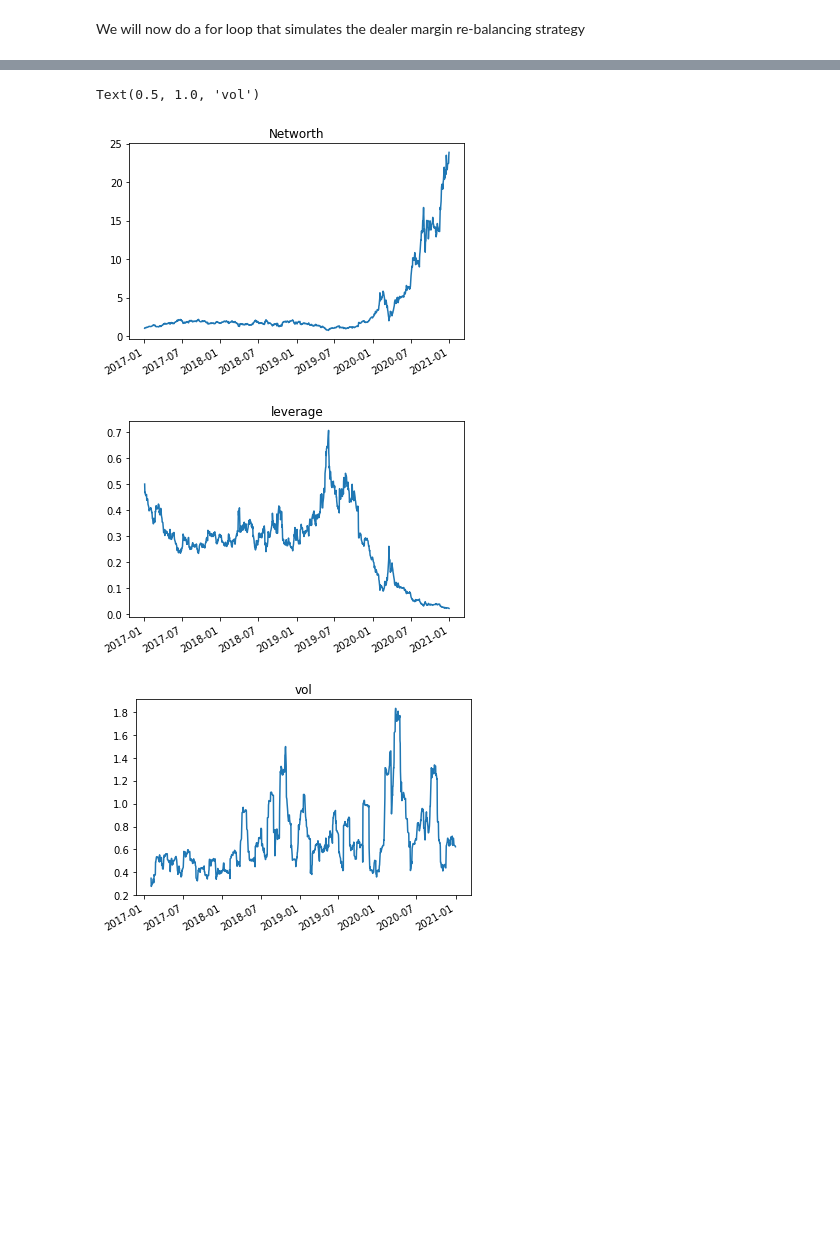
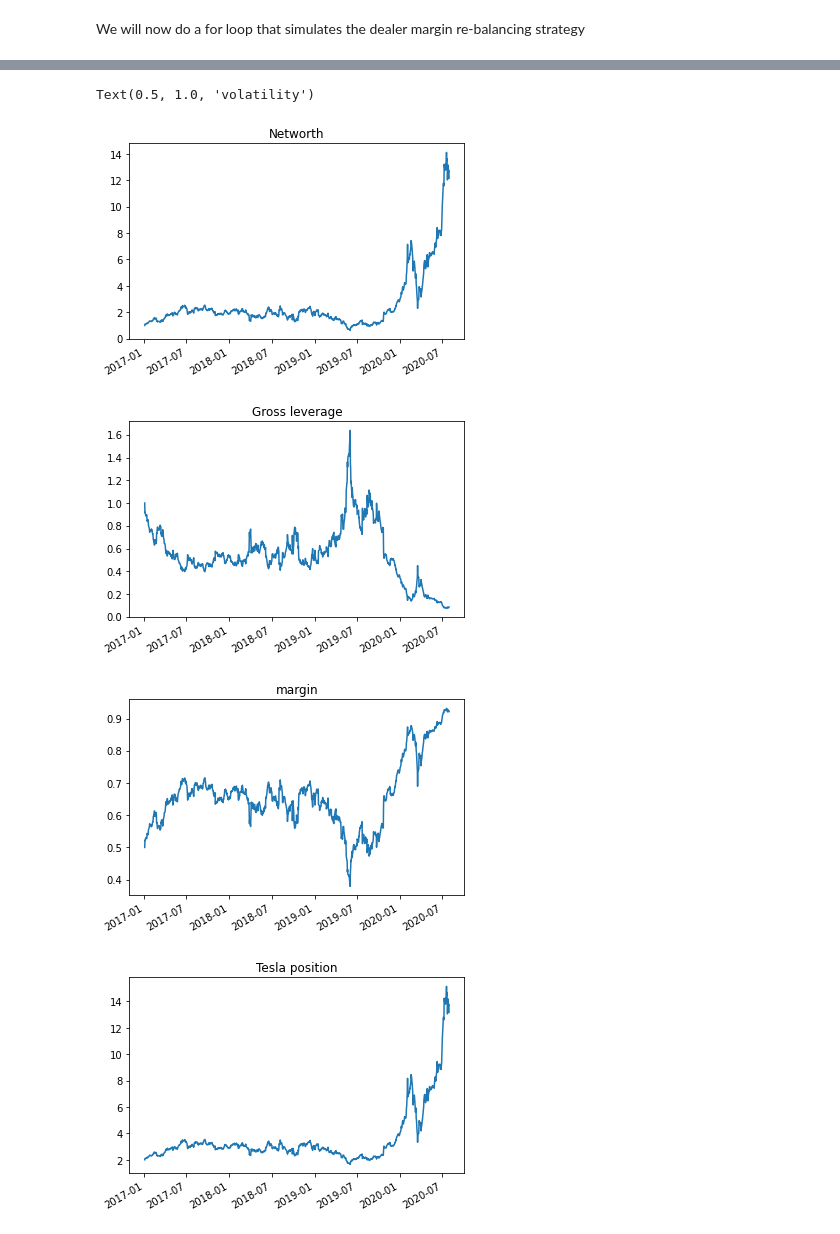
Before and after one commit to amoreira2/Lectures, a Jupyter notebook: chapters/Finance/LeverageandShorting.ipynb, the cells around one changed output, grey strips where cells are left out. Saved outputs shown, nothing was run; the diff lists cells and outputs as text; code cells hidden in the pictures; blank space fills up the shorter version.

```diff
--- a/chapters/Finance/LeverageandShorting.ipynb
+++ b/chapters/Finance/LeverageandShorting.ipynb
@@ -175,0 +152,13 @@ for d in df.index[1:]:
+# %%
+import pandas_datareader.data as web
+import datetime as dt
+df= web.DataReader("TSLA", "av-daily", start=dt.datetime(2017, 1, 2),
+                      end=dt.datetime(2020, 8, 1),
+                     api_key='N78MZQUK4ZCDUABU')
+df.index=pd.to_datetime(df.index)
+# %%
+# construct close to close returns from price changes
+df['return']=df['close'].pct_change()
+df=df[['return']]
+
+df
@@ -176,15 +229,23 @@ for d in df.index[1:]:
 # %%
-(W['2017':'2020'].sum(axis=1)/1e6).plot(logy=False)
+(W.sum(axis=1)/1e6).plot(logy=False)
 #(W['2017':'2020']['Asset']/1e6).plot(logy=False)
 plt.title('Networth')
 plt.figure()
-(-W['2017':'2020']['rf']/W['2017':'2020'].sum(axis=1)).plot()
-plt.title('leverage')
+(-W['Safe']/W.sum(axis=1)).plot()
+plt.title('Gross leverage')
 plt.figure()
-((W['2017':'2020'].sum(axis=1)).pct_change().rolling(window=21).std()*252**0.5).plot()
-plt.title('vol')
+(W.sum(axis=1)/W['Risky']).plot()
+plt.title('margin')
+plt.figure()
+(W['Risky']/val).plot(logy=False)
+plt.title('Tesla position')
+
+plt.figure()
+((W.sum(axis=1)).pct_change().rolling(window=21).std()*252**0.5).plot()
+plt.title('volatility')
 # %% [output]
-Text(0.5, 1.0, 'vol')
+Text(0.5, 1.0, 'volatility')
-[figure, old version]
+[figure, new version]
-[figure, old version]
+[figure, new version]
-[figure, old version]
+[figure, new version]
+[figure, added]
```
Also changed, not shown: parts of 20 cells of this notebook, 1 other file.
